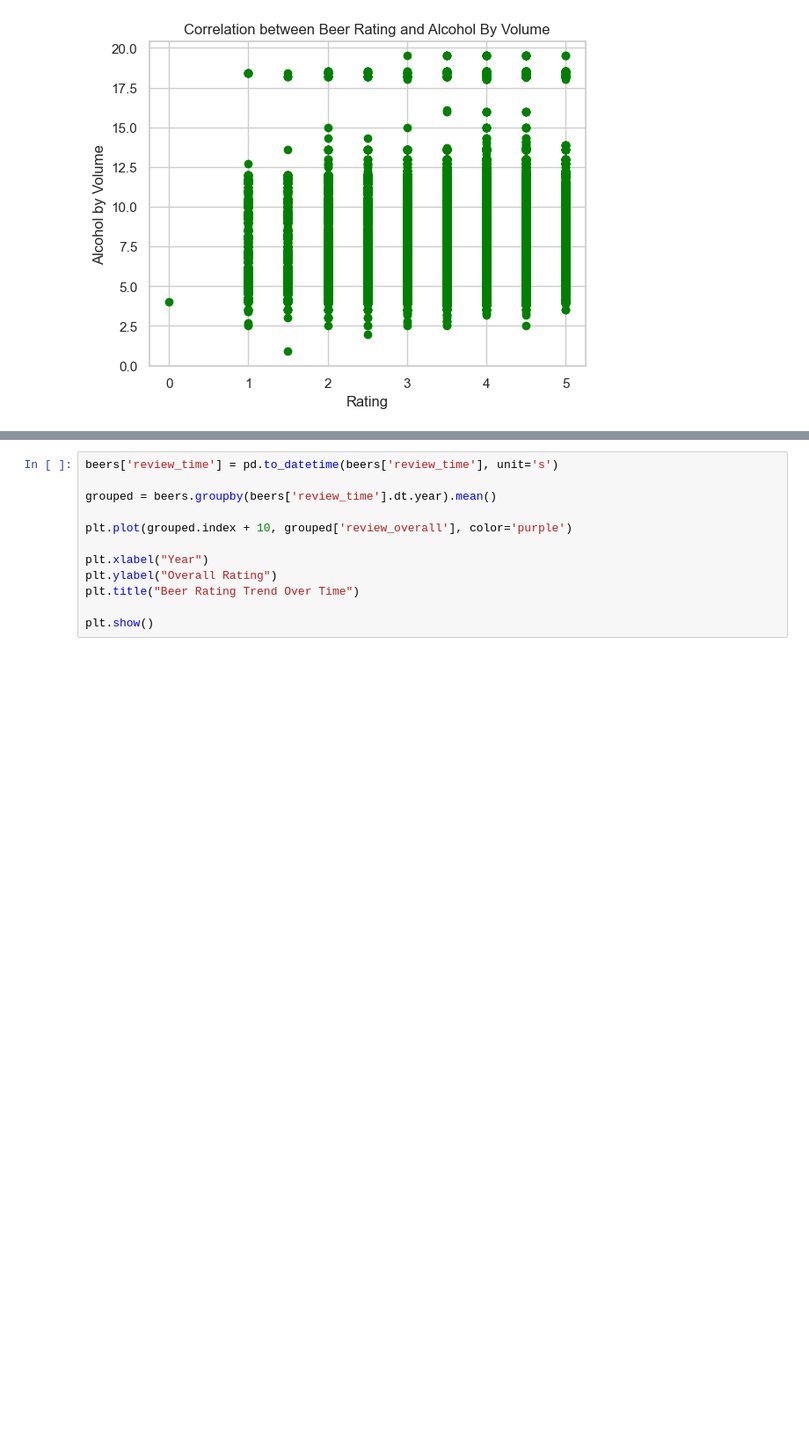
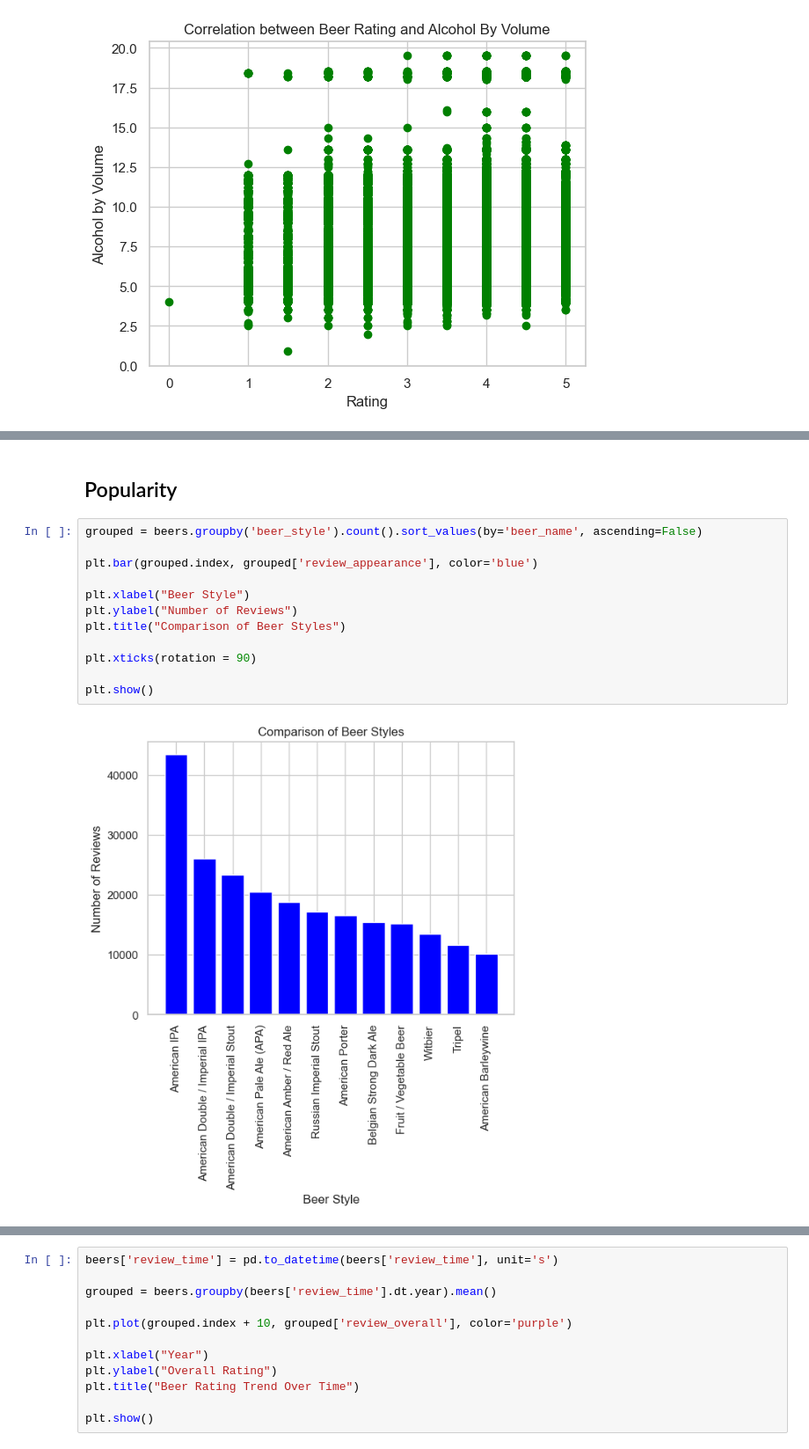
Before and after one commit to dzoricic/ratebeer-data-science-project, a Jupyter notebook: NeZnan.ipynb, the cells around one changed output, grey strips where cells are left out. Shown at 88% size. Cells and saved outputs as stored; diff of their text form; blank space fills up the shorter version.

```diff
--- a/NeZnan.ipynb
+++ b/NeZnan.ipynb
@@ -46,0 +79,16 @@ plt.show()
+# %% [markdown]
+## Popularity
+# %%
+grouped = beers.groupby('beer_style').count().sort_values(by='beer_name', ascending=False)
+
+plt.bar(grouped.index, grouped['review_appearance'], color='blue')
+
+plt.xlabel("Beer Style")
+plt.ylabel("Number of Reviews")
+plt.title("Comparison of Beer Styles")
+
+plt.xticks(rotation = 90)
+
+plt.show()
+# %% [output]
+[figure, added]
```
Also changed, not shown: parts of 17 cells of this notebook.
